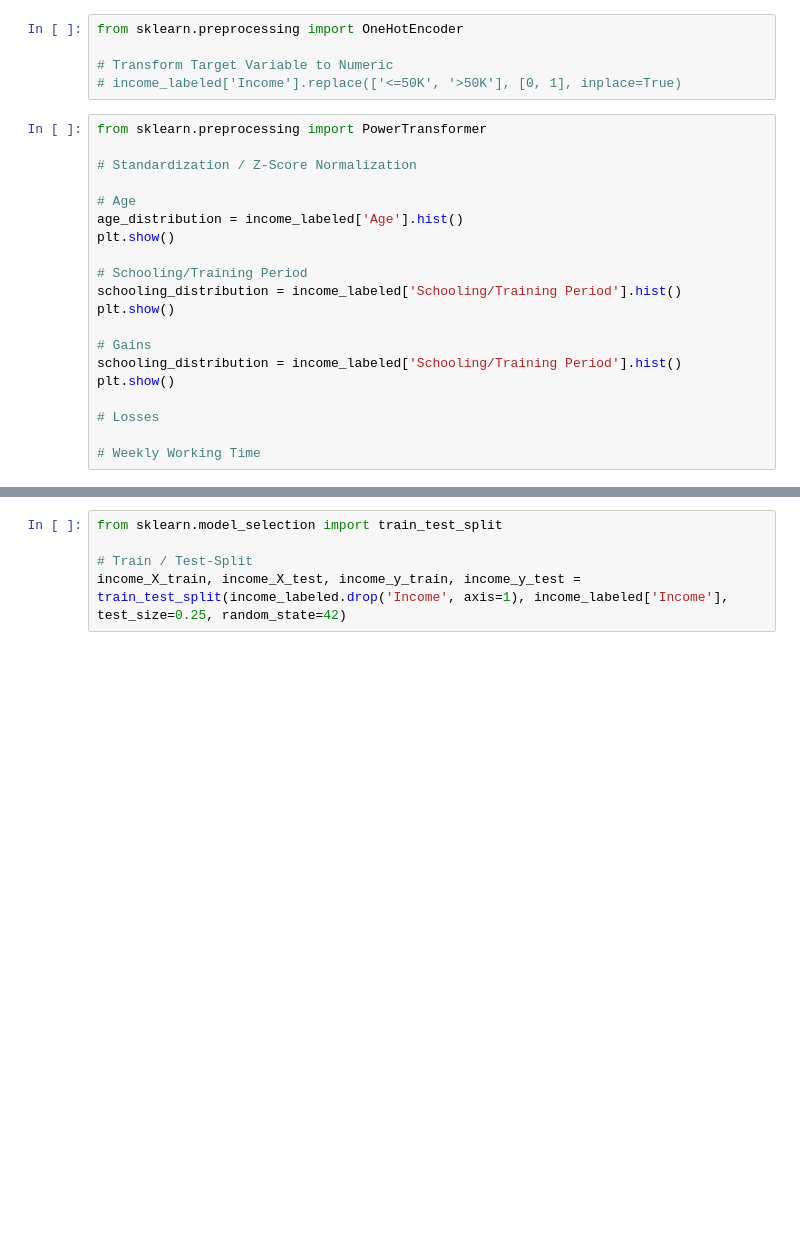
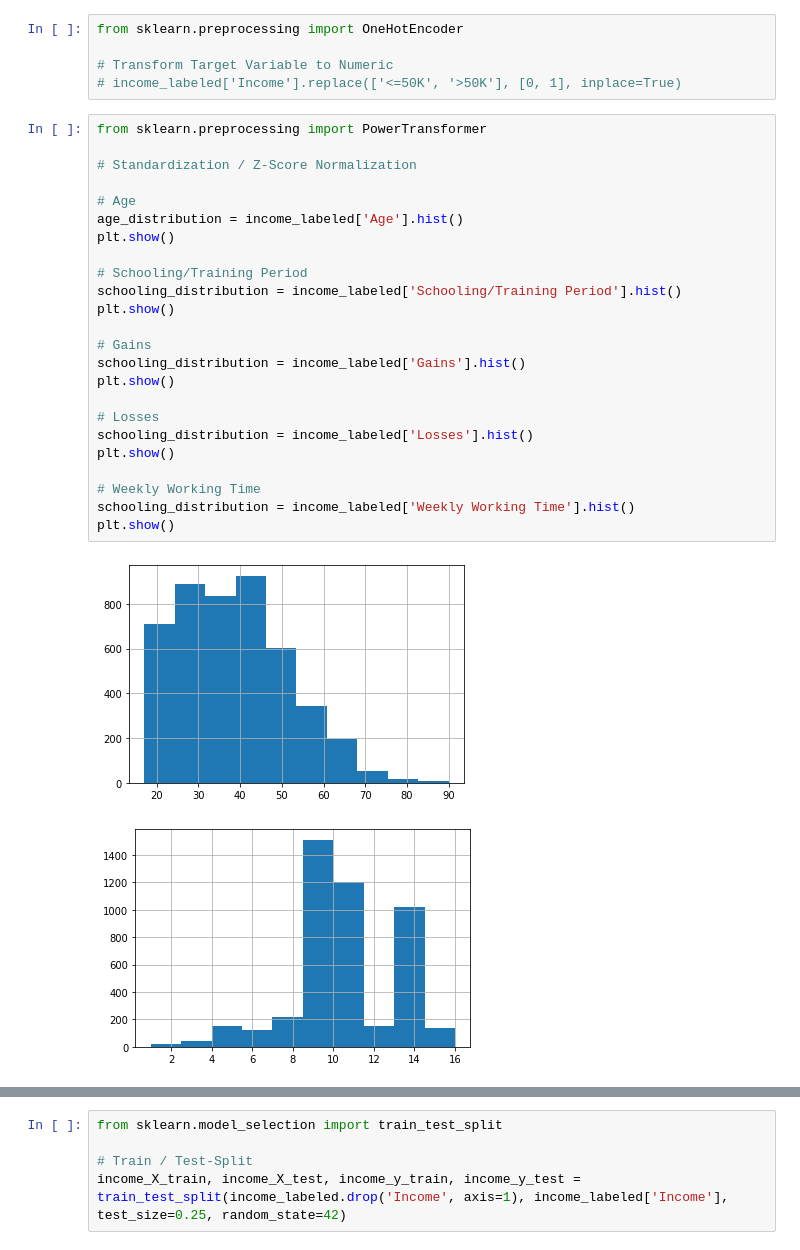
Before and after one commit to lucashoeft/Intelligent-Data-Analysis-Project, a Jupyter notebook: Intelligent-Data-Analysis-Project.ipynb, the cells around one changed output, grey strips where cells are left out. Drawn from its saved outputs; the diff is of its cells as text; blank space fills up the shorter version.

```diff
--- a/Intelligent-Data-Analysis-Project.ipynb
+++ b/Intelligent-Data-Analysis-Project.ipynb
@@ -203,20 +218,27 @@ from sklearn.preprocessing import OneHotEncoder
 # %%
 from sklearn.preprocessing import PowerTransformer
 
 # Standardization / Z-Score Normalization
 
 # Age
 age_distribution = income_labeled['Age'].hist()
 plt.show()
 
 # Schooling/Training Period
 schooling_distribution = income_labeled['Schooling/Training Period'].hist()
 plt.show()
 
 # Gains
-schooling_distribution = income_labeled['Schooling/Training Period'].hist()
+schooling_distribution = income_labeled['Gains'].hist()
 plt.show()
 
 # Losses
+schooling_distribution = income_labeled['Losses'].hist()
+plt.show()
 
 # Weekly Working Time
+schooling_distribution = income_labeled['Weekly Working Time'].hist()
+plt.show()
+# %% [output]
+[figure, added]
+[figure, added]
```
Also changed, not shown: parts of 7 cells of this notebook.
